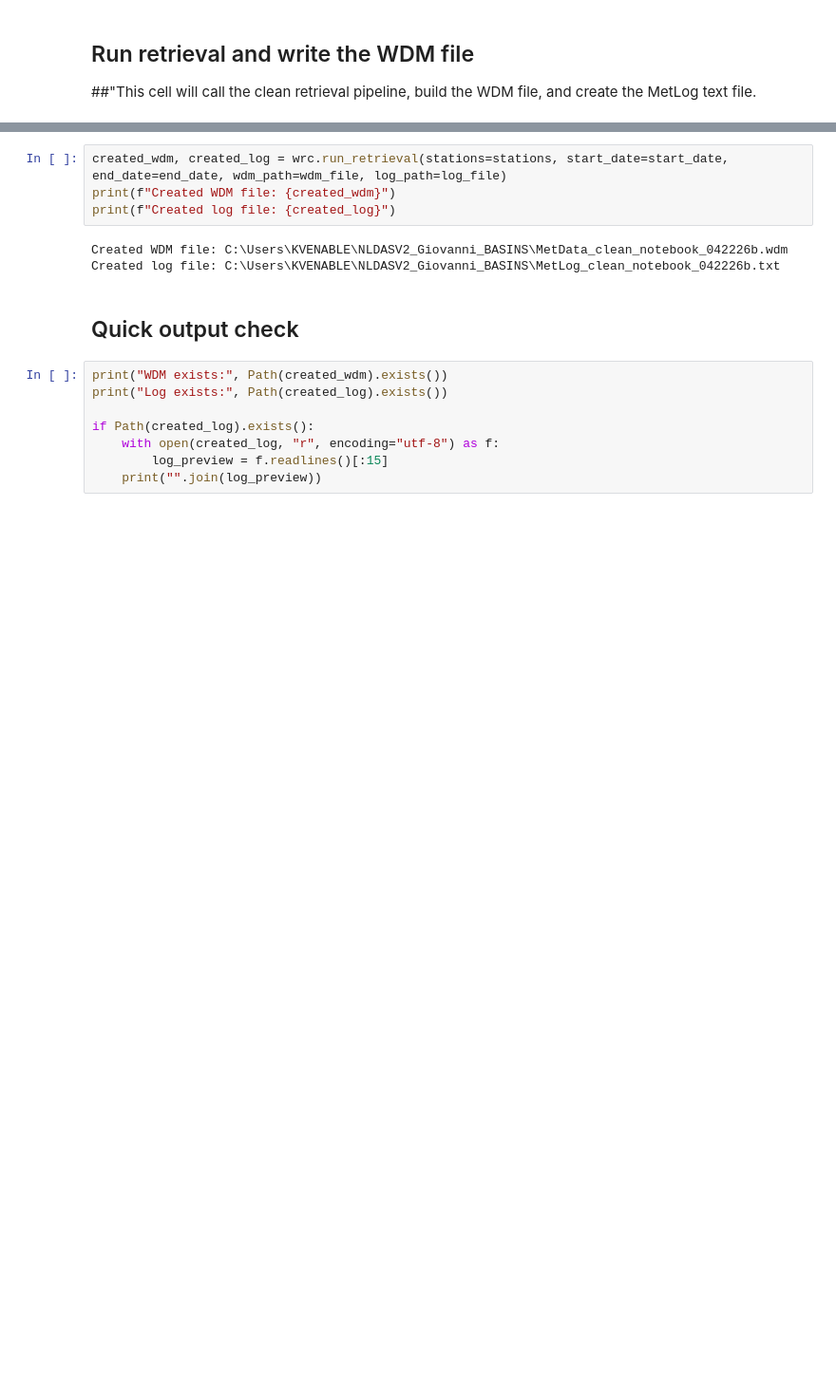
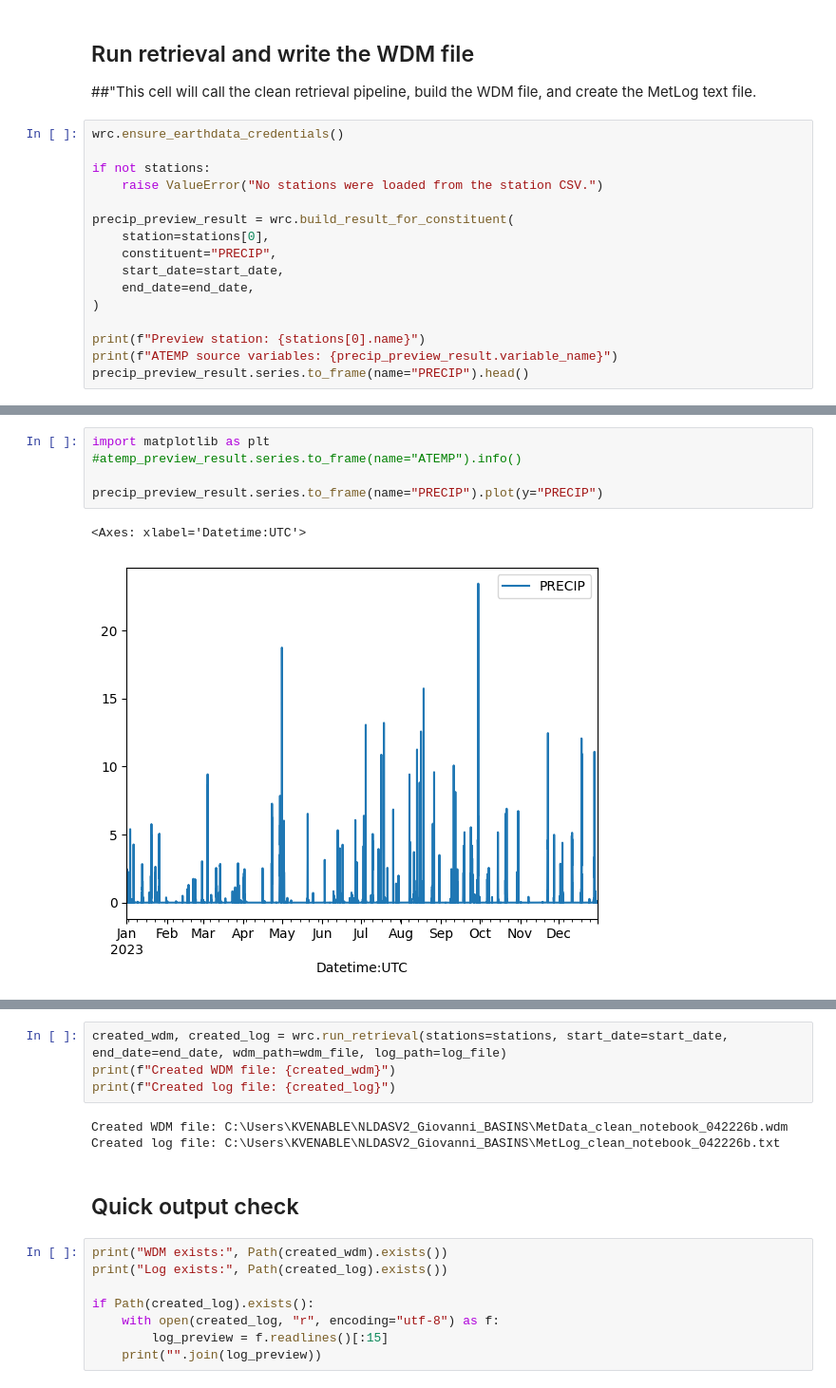
Before and after one commit to kvenable2011/NLDASV2_Giovanni_BASINS, a Jupyter notebook: 041726_wdm_new.ipynb, the cells around one changed output, grey strips where cells are left out. Shown at 95% size. Saved outputs shown, nothing was run; the diff lists cells and outputs as text; blank space fills up the shorter version.

```diff
--- a/041726_wdm_new.ipynb
+++ b/041726_wdm_new.ipynb
@@ -249,3 +163,19 @@ Constituents: ['ATEMP', 'PRECIP', 'SOLR', 'WIND', 'CLOU', 'DEWP', 'ATMP']
 # %% [markdown]
 ## Run retrieval and write the WDM file
 ##"This cell will call the clean retrieval pipeline, build the WDM file, and create the MetLog text file.
+# %%
+wrc.ensure_earthdata_credentials()
+
+if not stations:
+    raise ValueError("No stations were loaded from the station CSV.")
+
+precip_preview_result = wrc.build_result_for_constituent(
+    station=stations[0],
+    constituent="PRECIP",
+    start_date=start_date,
+    end_date=end_date,
+)
+
+print(f"Preview station: {stations[0].name}")
+print(f"ATEMP source variables: {precip_preview_result.variable_name}")
+precip_preview_result.series.to_frame(name="PRECIP").head()
@@ -251,0 +204,8 @@ Constituents: ['ATEMP', 'PRECIP', 'SOLR', 'WIND', 'CLOU', 'DEWP', 'ATMP']
+# %%
+import matplotlib as plt
+#atemp_preview_result.series.to_frame(name="ATEMP").info()
+
+precip_preview_result.series.to_frame(name="PRECIP").plot(y="PRECIP")
+# %% [output]
+<Axes: xlabel='Datetime:UTC'>
+[figure, added]
```
Also changed, not shown: parts of 15 cells of this notebook, 2 other files.
